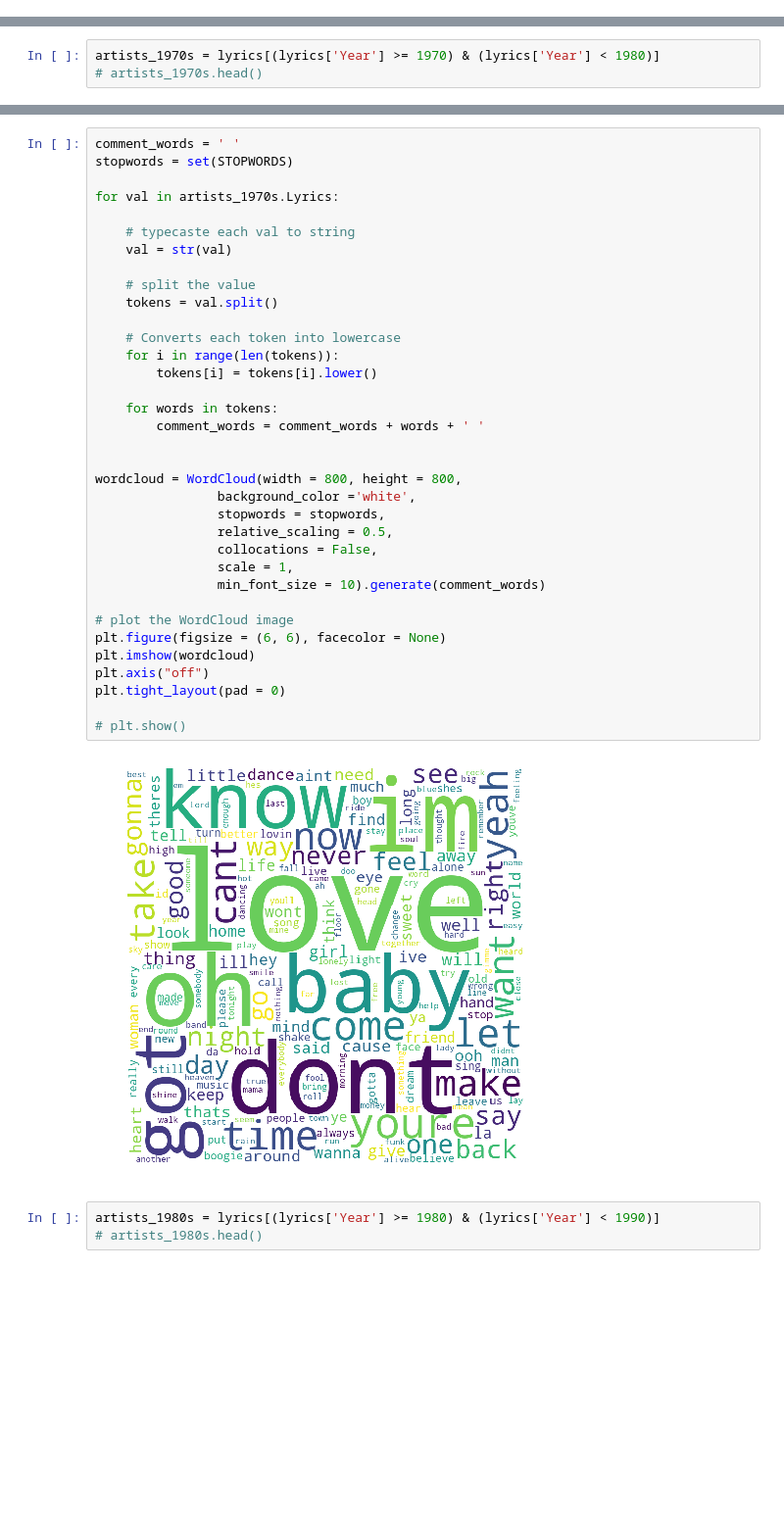
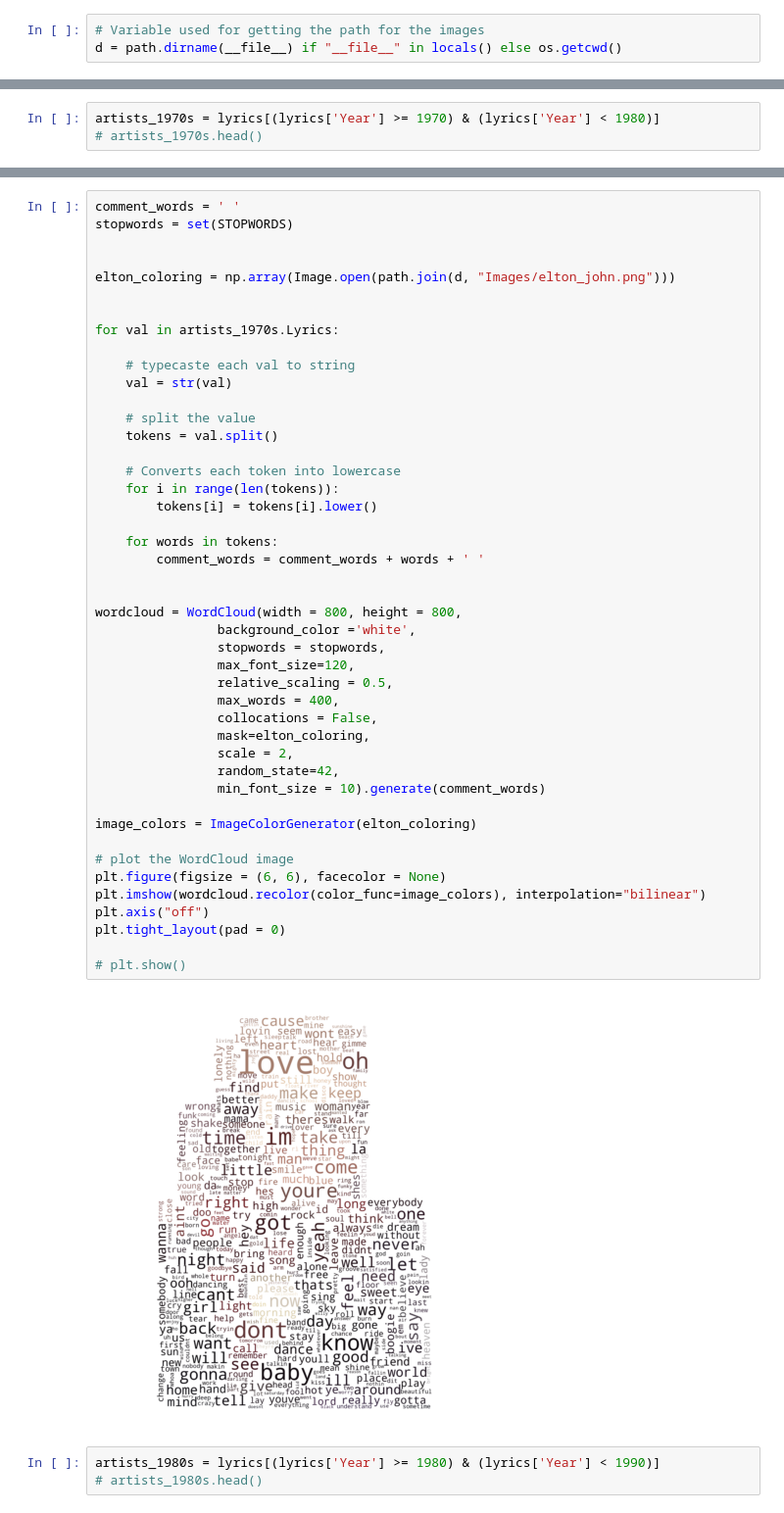
Before and after one commit to jeffreyb92/billboard-analysis, a Jupyter notebook: Billboard_lyrics_assessment.ipynb, the cells around one changed output, grey strips where cells are left out. Shown at 98% size. Drawn from its saved outputs; the diff is of its cells as text; blank space fills up the shorter version.

Commit message:
added images and reformatted wordclouds

```diff
--- a/Billboard_lyrics_assessment.ipynb
+++ b/Billboard_lyrics_assessment.ipynb
@@ -180,3 +183,6 @@ plt.show()
+# %%
+# Variable used for getting the path for the images
+d = path.dirname(__file__) if "__file__" in locals() else os.getcwd()
 # %%
 artists_1960s = lyrics[lyrics['Year'] < 1970]
 # artists_1960s.head()
@@ -223,40 +242,50 @@ artists_1970s = lyrics[(lyrics['Year'] >= 1970) & (lyrics['Year'] < 1980)]
 # %%
 comment_words = ' '
 stopwords = set(STOPWORDS)
+
+
+elton_coloring = np.array(Image.open(path.join(d, "Images/elton_john.png")))
+
 
 for val in artists_1970s.Lyrics:
 
     # typecaste each val to string
     val = str(val)
 
     # split the value
     tokens = val.split()
 
     # Converts each token into lowercase
     for i in range(len(tokens)):
         tokens[i] = tokens[i].lower()
 
     for words in tokens:
         comment_words = comment_words + words + ' '
 
 
 wordcloud = WordCloud(width = 800, height = 800,
                 background_color ='white',
                 stopwords = stopwords,
+                max_font_size=120,
                 relative_scaling = 0.5,
+                max_words = 400,
                 collocations = False,
-                scale = 1,
+                mask=elton_coloring,
+                scale = 2,
+                random_state=42,
                 min_font_size = 10).generate(comment_words)
+
+image_colors = ImageColorGenerator(elton_coloring)
 
 # plot the WordCloud image
 plt.figure(figsize = (6, 6), facecolor = None)
-plt.imshow(wordcloud)
+plt.imshow(wordcloud.recolor(color_func=image_colors), interpolation="bilinear")
 plt.axis("off")
 plt.tight_layout(pad = 0)
 
 # plt.show()
 # %% [output]
-[figure, old version]
+[figure, new version]
 # %%
 artists_1980s = lyrics[(lyrics['Year'] >= 1980) & (lyrics['Year'] < 1990)]
 # artists_1980s.head()
```
Also changed, not shown: parts of 15 cells of this notebook, 13 other files.
